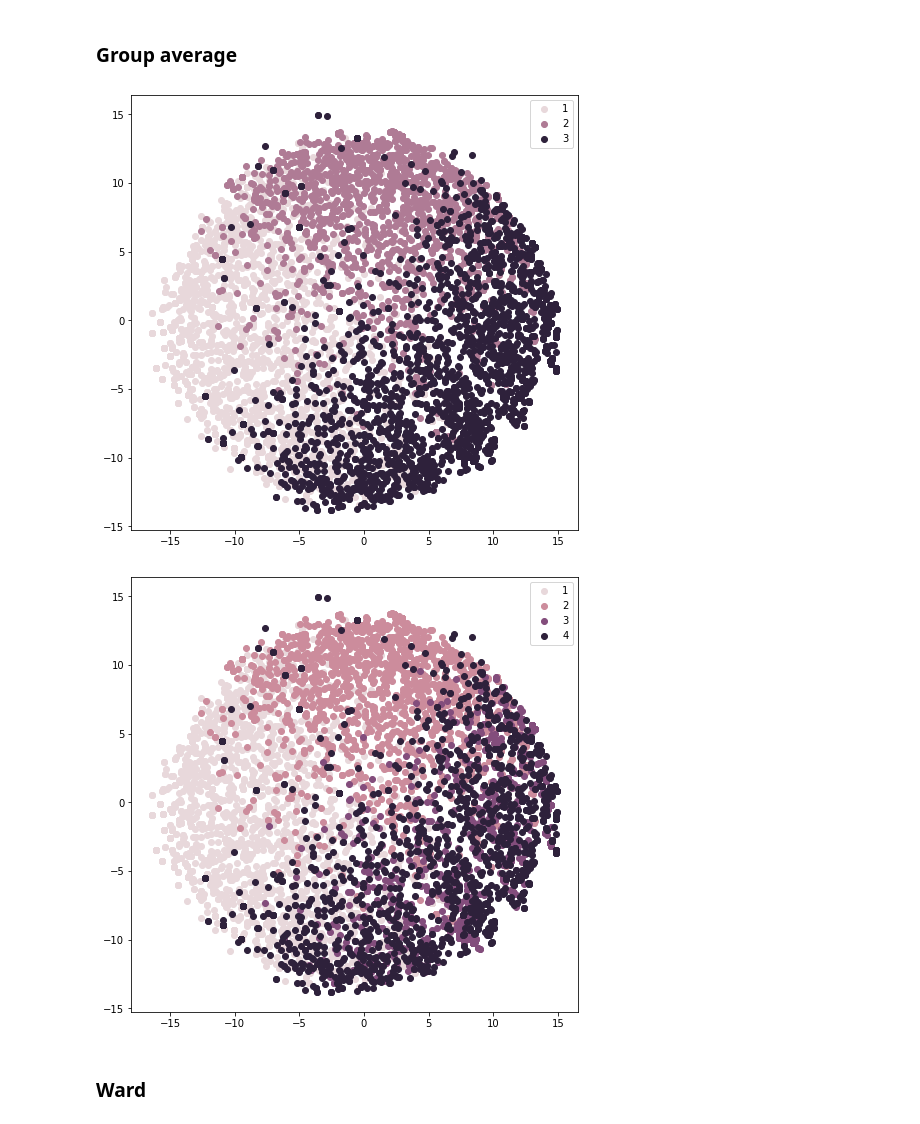
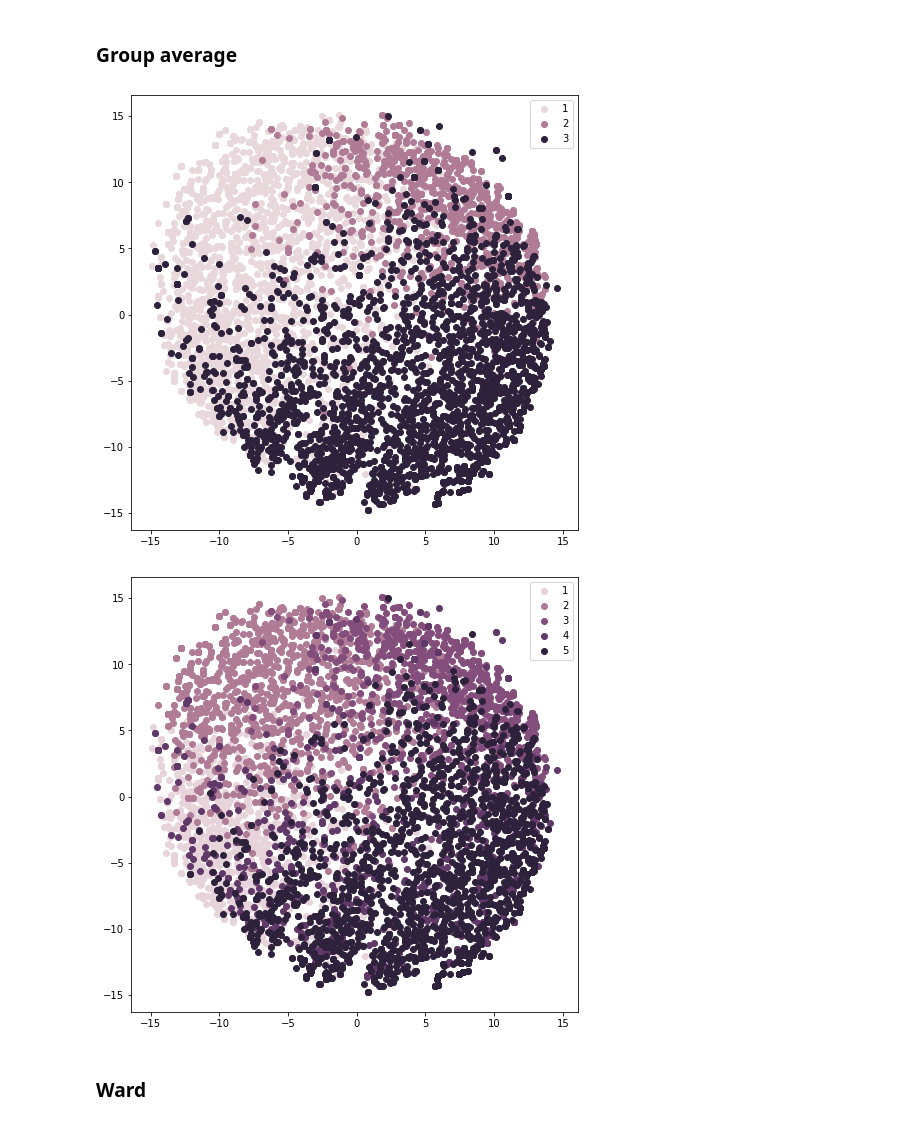
Before and after one commit to angel870326/Hierarchical-Clustering, a Jupyter notebook: taipei_textcluster_plot.ipynb, the cells around one changed output. Saved outputs shown, nothing was run; the diff lists cells and outputs as text; code cells hidden in the pictures.

```diff
--- a/taipei_textcluster_plot.ipynb
+++ b/taipei_textcluster_plot.ipynb
@@ -36,7 +36,7 @@ Mounted at /content/gdrive
 import numpy as np
 import pandas as pd
 
-cluster_result = pd.read_csv('/content/gdrive/MyDrive/碩一下/Capstone/hierarchical_clustering/taipei/hierarchical_textcluster_pca_taipei_r.csv')
+cluster_result = pd.read_csv('/content/gdrive/MyDrive/碩一下/Capstone/hierarchical_clustering/taipei/hierarchical_textcluster_taipei_r.csv')
 # %% [markdown]
 #**2. Tf-idf vectorizer**
 
@@ -50,7 +50,7 @@ contents = np.array(cluster_result['content'])
 contents
 
 # tfidf vectorizer
-vectorizer = TfidfVectorizer(token_pattern=r'(?u)\b\w+\b')
+vectorizer = TfidfVectorizer(token_pattern=r'(?u)\b\w+\b', max_df=0.75) # ignore terms that appear in more than 75% of the documents
 tfidf_matrix = vectorizer.fit_transform(contents)
 
 # See all terms
@@ -206,11 +206,12 @@ mds = MDS(2,random_state=0)
 X_2d = mds.fit_transform(X_scaled)
 # %%
 color_3 = ['#e8d8db', '#af7b95', '#2e213b']
-color_4 = ['#e8d8db','#cc8c9c','#834d7c', '#2e213b']
+color_4 = ['#e8d8db', '#cc8c9c', '#834d7c', '#2e213b']
+color_5 = ['#e7d4da', '#af7b95', '#834d7c', '#613969', '#2e213b']
 
 def mdsVisualization(clusterType, colors):
+  plt.subplots(figsize=(8, 8))
   # plt.rcParams['figure.figsize'] = [7, 7]
-  plt.subplots(figsize=(8, 8))
   # plt.rc('font', size=14)
   for i in np.unique(clusterType):
     subset = X_2d[clusterType == i]
@@ -231,10 +232,10 @@ mdsVisualization(cluster_result.cluster_complete_4, color_4)
 ### Group average
 # %%
 mdsVisualization(cluster_result.cluster_avg_3, color_3)
-mdsVisualization(cluster_result.cluster_avg_4, color_4)
+mdsVisualization(cluster_result.cluster_avg_5, color_5)
 # %% [output]
-[figure, old version]
+[figure, new version]
-[figure, old version]
+[figure, new version]
 # %% [markdown]
 ### Ward
 # %%
```
Also changed, not shown: parts of 12 cells of this notebook.
